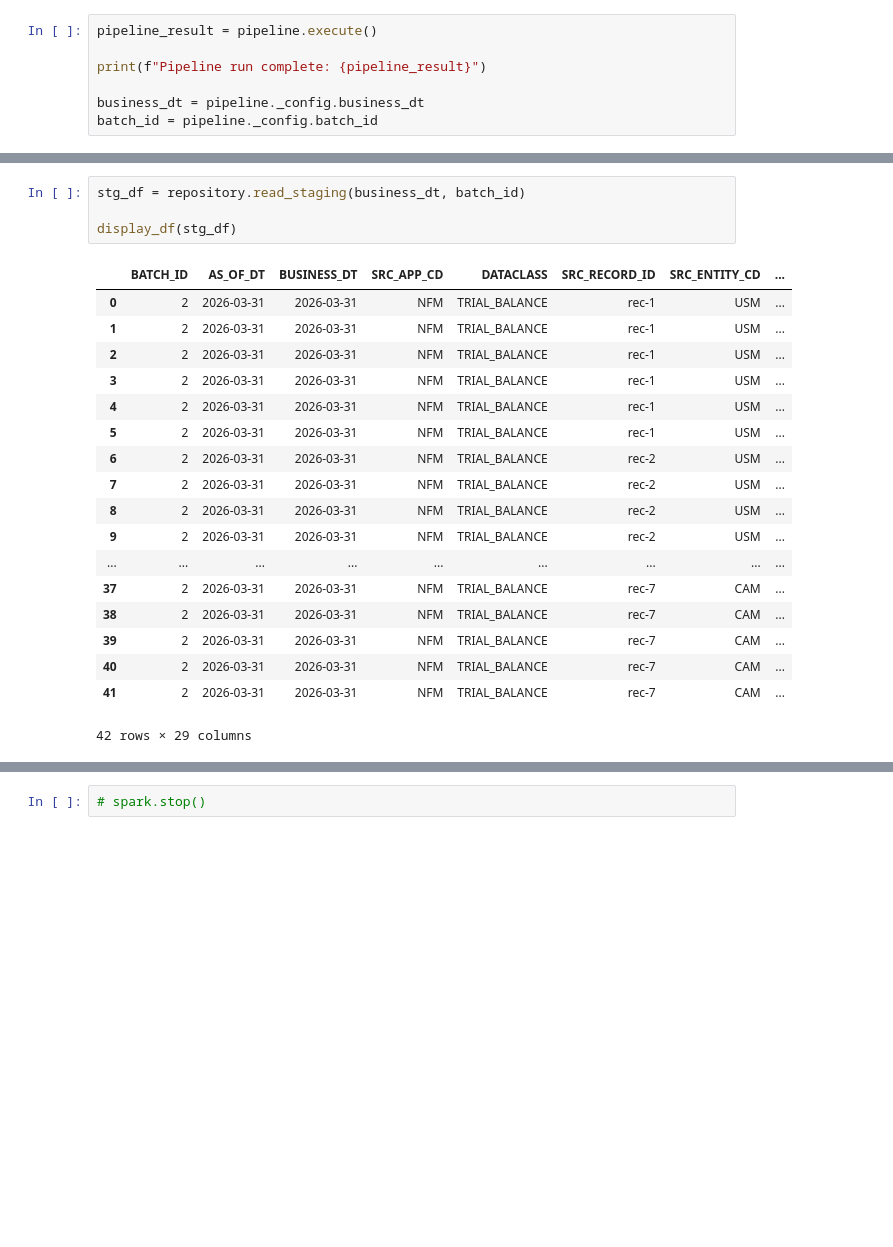
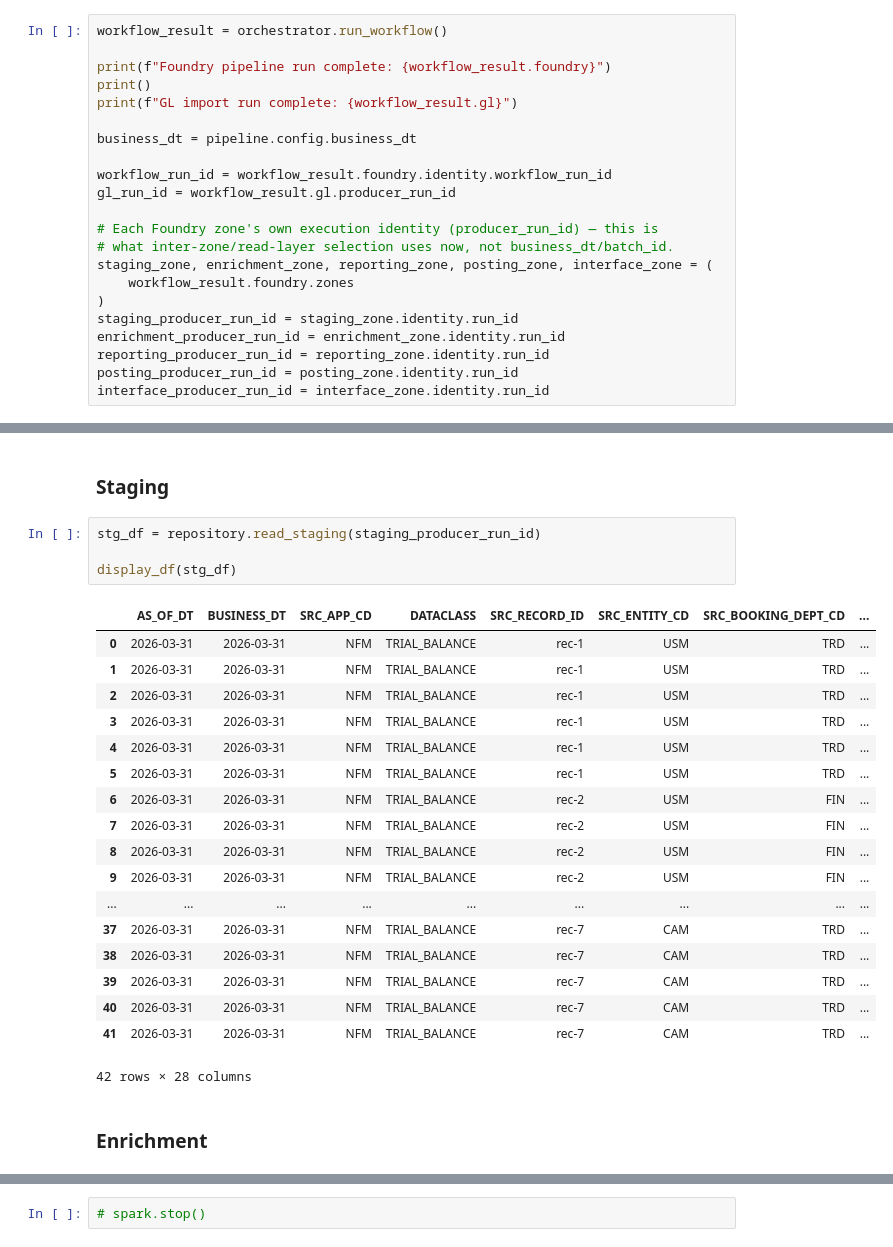
Before and after one commit to northforge-studio/northforge-finance, a Jupyter notebook: main.ipynb, the cells around one changed output, grey strips where cells are left out. Cells and saved outputs as stored; diff of their text form; blank space fills up the shorter version.

Commit message:
enforce run identity based reads

```diff
--- a/main.ipynb
+++ b/main.ipynb
@@ -99,8 +168,23 @@ pipeline = TrialBalancePipeline(
 # %%
-pipeline_result = pipeline.execute()
+workflow_result = orchestrator.run_workflow()
 
-print(f"Pipeline run complete: {pipeline_result}")
+print(f"Foundry pipeline run complete: {workflow_result.foundry}")
+print()
+print(f"GL import run complete: {workflow_result.gl}")
 
-business_dt = pipeline._config.business_dt
-batch_id = pipeline._config.batch_id
+business_dt = pipeline.config.business_dt
+
+workflow_run_id = workflow_result.foundry.identity.workflow_run_id
+gl_run_id = workflow_result.gl.producer_run_id
+
+# Each Foundry zone's own execution identity (producer_run_id) — this is
+# what inter-zone/read-layer selection uses now, not business_dt/batch_id.
+staging_zone, enrichment_zone, reporting_zone, posting_zone, interface_zone = (
+    workflow_result.foundry.zones
+)
+staging_producer_run_id = staging_zone.identity.run_id
+enrichment_producer_run_id = enrichment_zone.identity.run_id
+reporting_producer_run_id = reporting_zone.identity.run_id
+posting_producer_run_id = posting_zone.identity.run_id
+interface_producer_run_id = interface_zone.identity.run_id
 # %% [output]
@@ -127,27 +221,31 @@ display_df(src_df)
 | 39 | 2026-03-31 | 2026-03-31 | NFM | rec-7 | CAM | TRD | 2100 | ... |
 | 40 | 2026-03-31 | 2026-03-31 | NFM | rec-7 | CAM | TRD | 2100 | ... |
 | 41 | 2026-03-31 | 2026-03-31 | NFM | rec-7 | CAM | TRD | 2100 | ... |
+# %% [markdown]
+### Staging
 # %%
-stg_df = repository.read_staging(business_dt, batch_id)
+stg_df = repository.read_staging(staging_producer_run_id)
 
 display_df(stg_df)
 # %% [output]
-|  | BATCH_ID | AS_OF_DT | BUSINESS_DT | SRC_APP_CD | DATACLASS | SRC_RECORD_ID | SRC_ENTITY_CD | ... |
-| 0 | 2 | 2026-03-31 | 2026-03-31 | NFM | TRIAL_BALANCE | rec-1 | USM | ... |
-| 1 | 2 | 2026-03-31 | 2026-03-31 | NFM | TRIAL_BALANCE | rec-1 | USM | ... |
-| 2 | 2 | 2026-03-31 | 2026-03-31 | NFM | TRIAL_BALANCE | rec-1 | USM | ... |
-| 3 | 2 | 2026-03-31 | 2026-03-31 | NFM | TRIAL_BALANCE | rec-1 | USM | ... |
-| 4 | 2 | 2026-03-31 | 2026-03-31 | NFM | TRIAL_BALANCE | rec-1 | USM | ... |
-| 5 | 2 | 2026-03-31 | 2026-03-31 | NFM | TRIAL_BALANCE | rec-1 | USM | ... |
-| 6 | 2 | 2026-03-31 | 2026-03-31 | NFM | TRIAL_BALANCE | rec-2 | USM | ... |
-| 7 | 2 | 2026-03-31 | 2026-03-31 | NFM | TRIAL_BALANCE | rec-2 | USM | ... |
-| 8 | 2 | 2026-03-31 | 2026-03-31 | NFM | TRIAL_BALANCE | rec-2 | USM | ... |
-| 9 | 2 | 2026-03-31 | 2026-03-31 | NFM | TRIAL_BALANCE | rec-2 | USM | ... |
+|  | AS_OF_DT | BUSINESS_DT | SRC_APP_CD | DATACLASS | SRC_RECORD_ID | SRC_ENTITY_CD | SRC_BOOKING_DEPT_CD | ... |
+| 0 | 2026-03-31 | 2026-03-31 | NFM | TRIAL_BALANCE | rec-1 | USM | TRD | ... |
+| 1 | 2026-03-31 | 2026-03-31 | NFM | TRIAL_BALANCE | rec-1 | USM | TRD | ... |
+| 2 | 2026-03-31 | 2026-03-31 | NFM | TRIAL_BALANCE | rec-1 | USM | TRD | ... |
+| 3 | 2026-03-31 | 2026-03-31 | NFM | TRIAL_BALANCE | rec-1 | USM | TRD | ... |
+| 4 | 2026-03-31 | 2026-03-31 | NFM | TRIAL_BALANCE | rec-1 | USM | TRD | ... |
+| 5 | 2026-03-31 | 2026-03-31 | NFM | TRIAL_BALANCE | rec-1 | USM | TRD | ... |
+| 6 | 2026-03-31 | 2026-03-31 | NFM | TRIAL_BALANCE | rec-2 | USM | FIN | ... |
+| 7 | 2026-03-31 | 2026-03-31 | NFM | TRIAL_BALANCE | rec-2 | USM | FIN | ... |
+| 8 | 2026-03-31 | 2026-03-31 | NFM | TRIAL_BALANCE | rec-2 | USM | FIN | ... |
+| 9 | 2026-03-31 | 2026-03-31 | NFM | TRIAL_BALANCE | rec-2 | USM | FIN | ... |
 | ... | ... | ... | ... | ... | ... | ... | ... | ... |
-| 37 | 2 | 2026-03-31 | 2026-03-31 | NFM | TRIAL_BALANCE | rec-7 | CAM | ... |
-| 38 | 2 | 2026-03-31 | 2026-03-31 | NFM | TRIAL_BALANCE | rec-7 | CAM | ... |
-| 39 | 2 | 2026-03-31 | 2026-03-31 | NFM | TRIAL_BALANCE | rec-7 | CAM | ... |
-| 40 | 2 | 2026-03-31 | 2026-03-31 | NFM | TRIAL_BALANCE | rec-7 | CAM | ... |
-| 41 | 2 | 2026-03-31 | 2026-03-31 | NFM | TRIAL_BALANCE | rec-7 | CAM | ... |
+| 37 | 2026-03-31 | 2026-03-31 | NFM | TRIAL_BALANCE | rec-7 | CAM | TRD | ... |
+| 38 | 2026-03-31 | 2026-03-31 | NFM | TRIAL_BALANCE | rec-7 | CAM | TRD | ... |
+| 39 | 2026-03-31 | 2026-03-31 | NFM | TRIAL_BALANCE | rec-7 | CAM | TRD | ... |
+| 40 | 2026-03-31 | 2026-03-31 | NFM | TRIAL_BALANCE | rec-7 | CAM | TRD | ... |
+| 41 | 2026-03-31 | 2026-03-31 | NFM | TRIAL_BALANCE | rec-7 | CAM | TRD | ... |
-42 rows × 29 columns
+42 rows × 28 columns
+# %% [markdown]
+### Enrichment
 # %%
```
Also changed, not shown: parts of 23 cells of this notebook, 35 other files.
